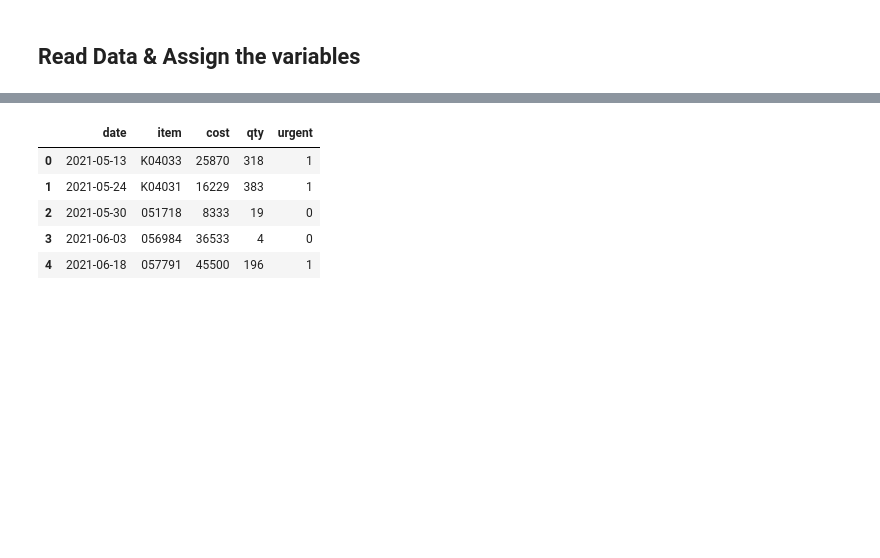
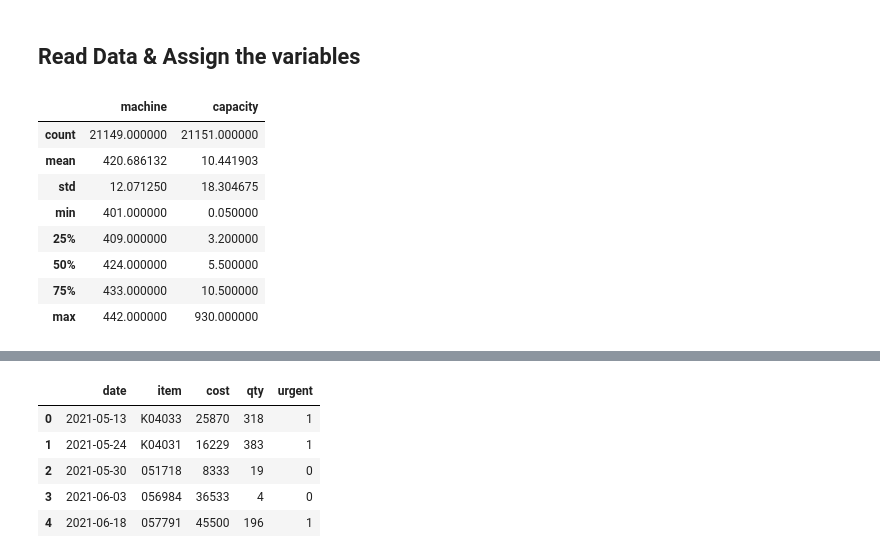
Before and after one commit to sugyeong-jo/ProjectLab, a Jupyter notebook: 생산계획최적화_notebook.ipynb, the cells around one changed output, grey strips where cells are left out. Drawn from its saved outputs; the diff is of its cells as text; code cells hidden in the pictures; blank space fills up the shorter version.

```diff
--- a/생산계획최적화_notebook.ipynb
+++ b/생산계획최적화_notebook.ipynb
@@ -46,0 +36,12 @@ order_info['date'] = order_info['date'].apply(lambda x: datetime.datetime.strpti
+# %%
+machine_info.describe()
+# %% [output]
+|  | machine | capacity |
+| count | 21149.000000 | 21151.000000 |
+| mean | 420.686132 | 10.441903 |
+| std | 12.071250 | 18.304675 |
+| min | 401.000000 | 0.050000 |
+| 25% | 409.000000 | 3.200000 |
+| 50% | 424.000000 | 5.500000 |
+| 75% | 433.000000 | 10.500000 |
+| max | 442.000000 | 930.000000 |
```
Also changed, not shown: parts of 3 cells of this notebook, 10 other files.
